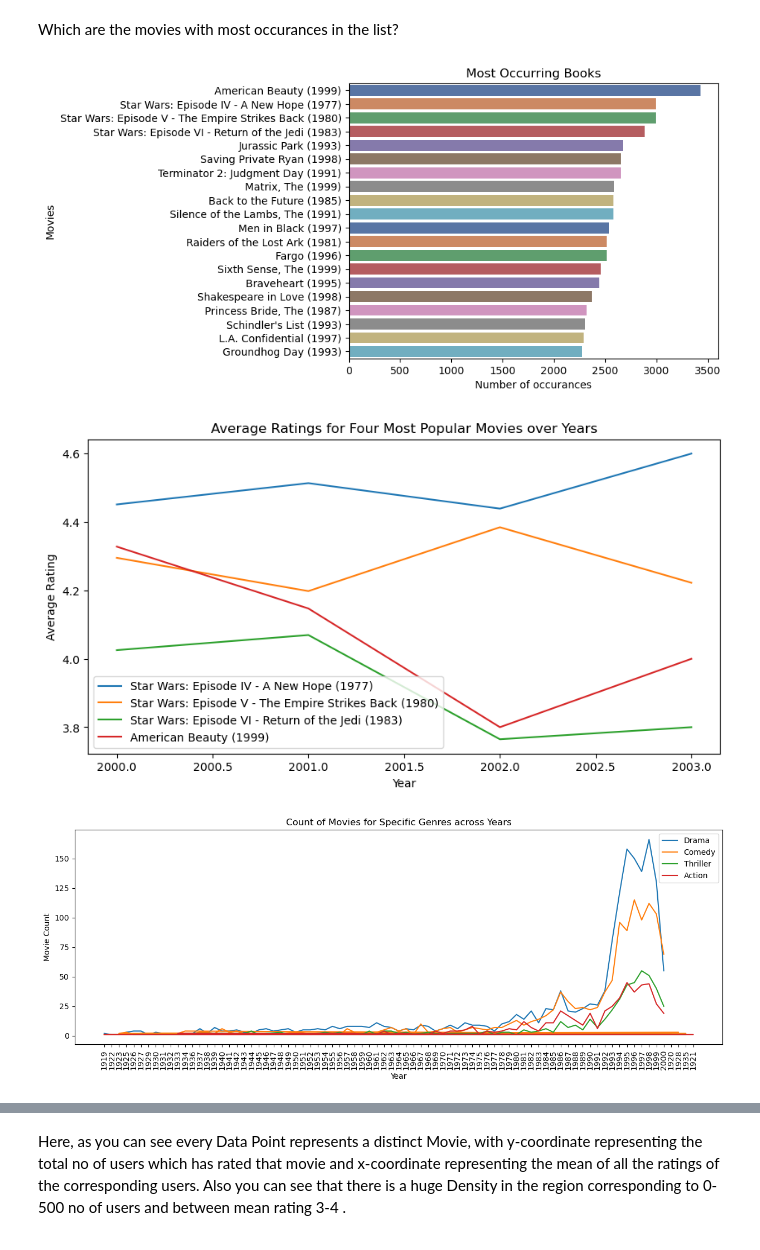
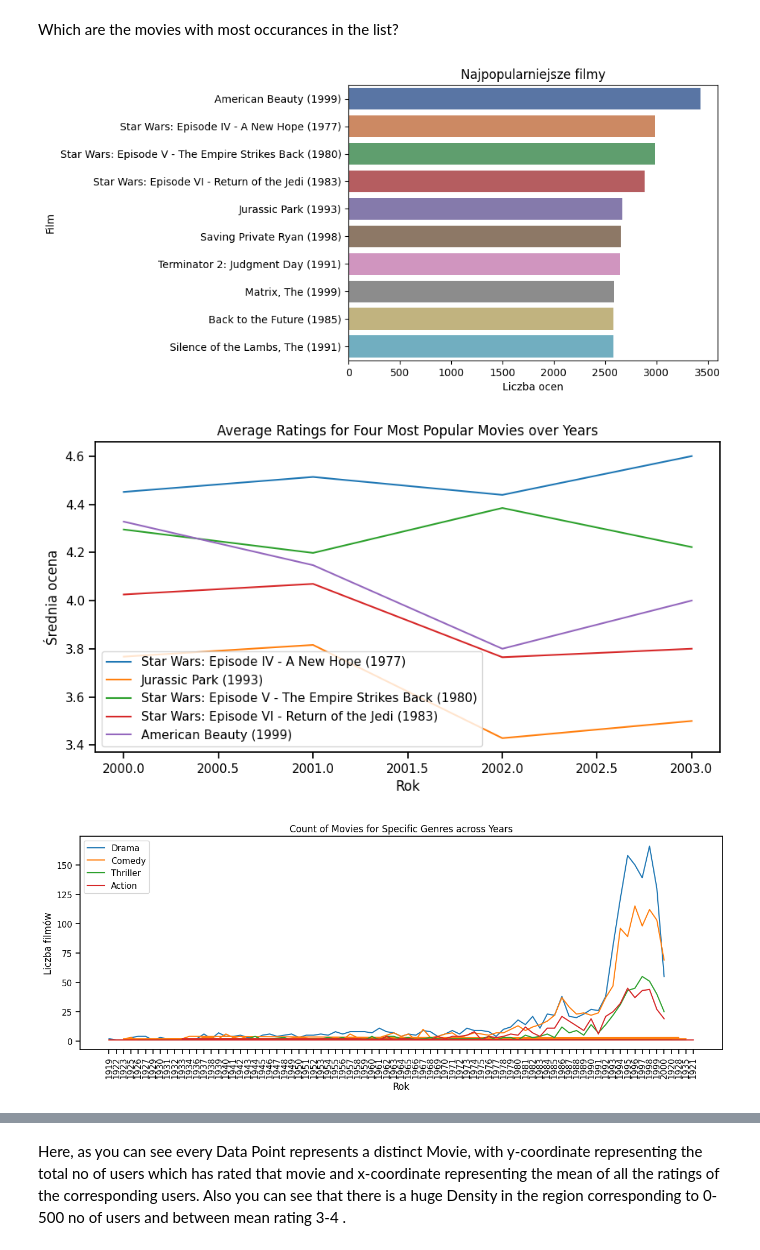
Before and after one commit to wowsianka/Recommendation_System_with_ML_algorithms, a Jupyter notebook: dataset_analysis.ipynb, the cells around one changed output, grey strips where cells are left out. Saved outputs shown, nothing was run; the diff lists cells and outputs as text; code cells hidden in the pictures.

```diff
--- a/dataset_analysis.ipynb
+++ b/dataset_analysis.ipynb
@@ -17,4 +44,4 @@ plt.rcParams.update({'font.size': 6})
 # %% [markdown]
 ### Import the movielens dataset
 # %%
-data = DataPrep(data_path="data_test1")
+data = DataPrep(data_path="data")
@@ -208,48 +247,54 @@ Which are the movies with most occurances in the list?
 # sns.set_context('poster')
 # plt.figure(figsize=(10,5))
 
-popular_movies_count = data.ratings['movieId'].value_counts()[:20]
+popular_movies_count = data.ratings['movieId'].value_counts()[:10]
 popular_movies = popular_movies_count.index.map(data.movies.set_index('movieId')['title'])
 popular_movies_df = pd.DataFrame({'Movie': popular_movies, 'Count': popular_movies_count})
 
 sns.barplot(x = popular_movies_df.Count, y = popular_movies_df.Movie, palette='deep', orient = 'h')
-plt.title("Most Occurring Books")
-plt.xlabel("Number of occurances")
-plt.ylabel("Movies")
+plt.title("Najpopularniejsze filmy")
+plt.xlabel("Liczba ocen")
+plt.ylabel("Film")
 plt.show()
 # %% [output]
-[figure, old version]
+[figure, new version]
 # %%
 # Merge movies and ratings DataFrames
 ratings, movies= data.ratings.copy(), data.movies.copy()
 
+# Now, to revert to the default context
+sns.set_context(context='notebook')
+
+# Set the default font size
+plt.rcParams.update({'font.size': 4})
 merged_df = pd.merge(ratings, movies, on='movieId')
 
 # Convert timestamp to year
 merged_df['year'] = pd.to_datetime(merged_df['timestamp'], unit='s').dt.year
 
 # Calculate average ratings for each movie and year combination
 average_ratings = merged_df.groupby(['movieId', 'year'])['rating'].mean().reset_index()
 
 # Find the three most popular movies based on the highest number of ratings
-popular_movies = ratings['movieId'].value_counts().nlargest(4).index
+popular_movies = ratings['movieId'].value_counts().nlargest(5).index
 
 # Filter the average ratings DataFrame for the three most popular movies
 popular_movies_ratings = average_ratings[average_ratings['movieId'].isin(popular_movies)]
 
 # Plot the average ratings for the three most popular movies across the years
 plt.figure(figsize=(10, 5))
 for movie_id, group in popular_movies_ratings.groupby('movieId'):
     movie_title = movies[movies['movieId'] == movie_id]['title'].iloc[0]
     plt.plot(group['year'], group['rating'], label=movie_title)
 
 plt.title('Average Ratings for Four Most Popular Movies over Years')
-plt.xlabel('Year')
-plt.ylabel('Average Rating')
+plt.xlabel('Rok')
+plt.ylabel('Średnia ocena')
 plt.legend()
+# plt.legend(loc='upper center', bbox_to_anchor=(0.5, -0.2), fancybox=True, shadow=True)
 plt.show()
 # %% [output]
-[figure, old version]
+[figure, new version]
 # %%
 import pandas as pd
 import matplotlib.pyplot as plt
@@ -280,11 +325,11 @@ for genre in desired_genres:
     plt.plot(genre_data['year'], genre_data['count'], label=genre)
 
 plt.title('Count of Movies for Specific Genres across Years')
-plt.xlabel('Year')
-plt.ylabel('Movie Count')
+plt.xlabel('Rok')
+plt.ylabel('Liczba filmów')
 
 plt.xticks(rotation='vertical')
 plt.legend()
 plt.show()
 # %% [output]
-[figure, old version]
+[figure, new version]
```
Also changed, not shown: parts of 13 cells of this notebook, 19 other files.
